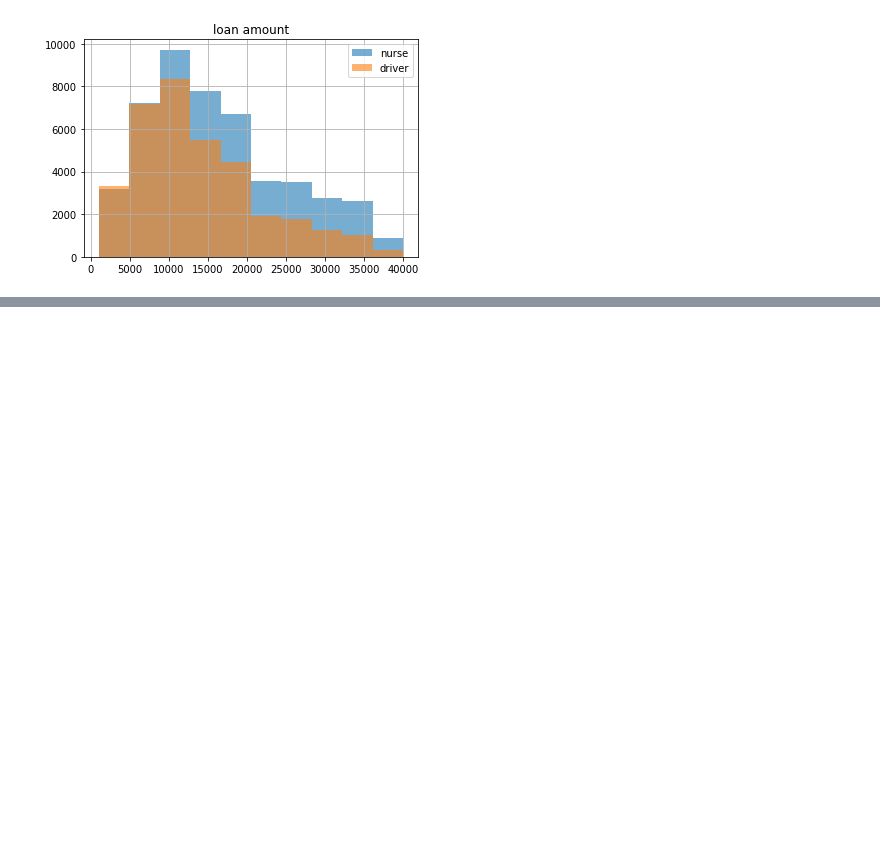
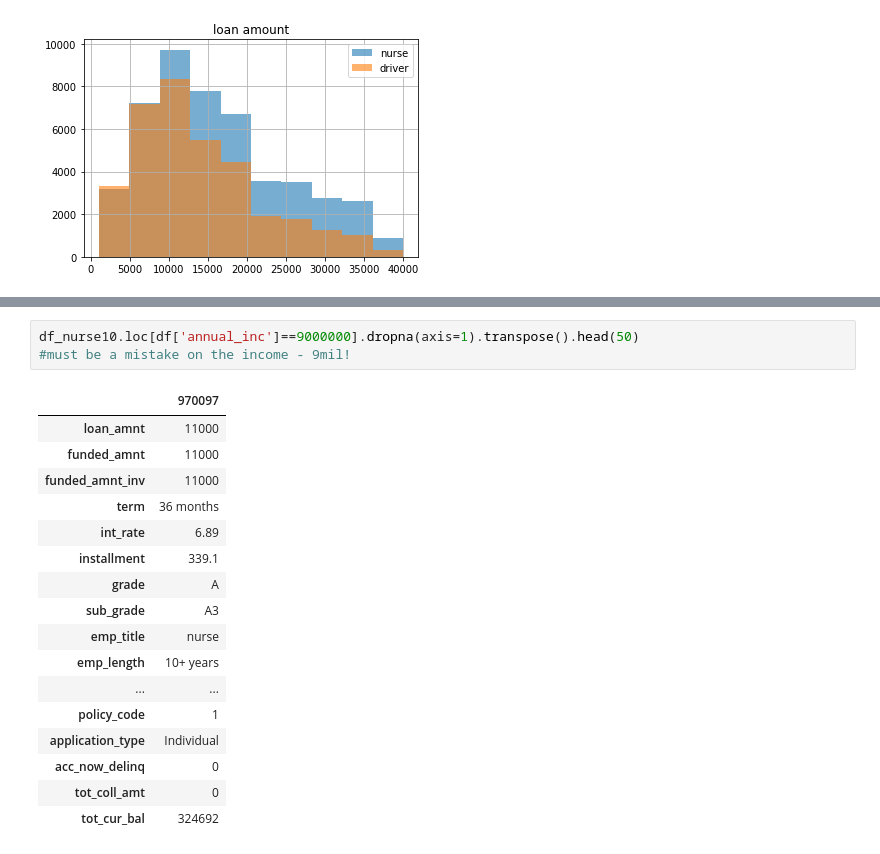
Before and after one commit to ktzioumis/Lending-Club, a Jupyter notebook: Lending-Club.ipynb, the cells around one changed output, grey strips where cells are left out. Drawn from its saved outputs; the diff is of its cells as text; blank space fills up the shorter version.

```diff
--- a/Lending-Club.ipynb
+++ b/Lending-Club.ipynb
@@ -582,0 +626,21 @@ plt.legend()
+# %%
+df_nurse10.loc[df['annual_inc']==9000000].dropna(axis=1).transpose().head(50)
+#must be a mistake on the income - 9mil!
+# %% [output]
+|  | 970097 |
+| loan_amnt | 11000 |
+| funded_amnt | 11000 |
+| funded_amnt_inv | 11000 |
+| term | 36 months |
+| int_rate | 6.89 |
+| installment | 339.1 |
+| grade | A |
+| sub_grade | A3 |
+| emp_title | nurse |
+| emp_length | 10+ years |
+| ... | ... |
+| policy_code | 1 |
+| application_type | Individual |
+| acc_now_delinq | 0 |
+| tot_coll_amt | 0 |
+| tot_cur_bal | 324692 |
```
Also changed, not shown: parts of 7 cells of this notebook.
